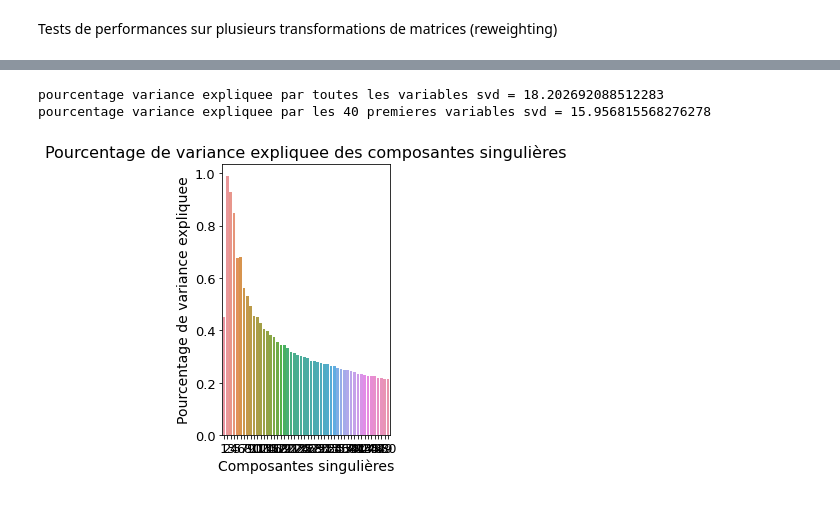
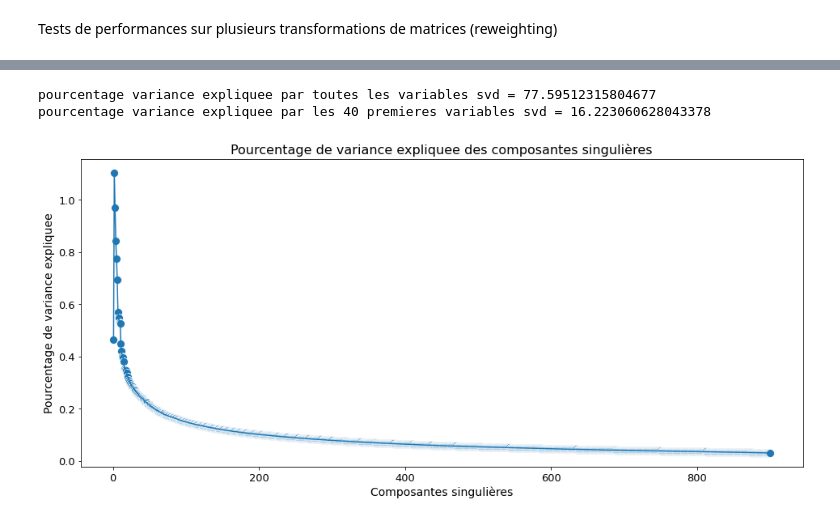
Before and after one commit to lolodino77/classification_texte_articles, a Jupyter notebook: sources/classification/test_transformations_matrice_count.ipynb, the cells around one changed output, grey strips where cells are left out. Saved outputs shown, nothing was run; the diff lists cells and outputs as text; code cells hidden in the pictures.

Commit message:
choice of number of dimensions reduction of svd with graph ok

```diff
--- a/sources/classification/test_transformations_matrice_count.ipynb
+++ b/sources/classification/test_transformations_matrice_count.ipynb
@@ -244,0 +242,13 @@ X_test_tfidf_svd = svd.transform(X_test_tfidf)
+# %%
+#Choix du nombre de dimensions
+for n_components in range(500, 2, -10):
+    svd = TruncatedSVD(n_components, n_iter=7, random_state=42)
+    X_train_tfidf = tfidf_vectorizer.fit_transform(X_train)
+    X_train_tfidf_svd = svd.fit_transform(X_train_tfidf)
+    print("n_components = {} ; explained_variance_ratio_ = {}".format(n_components, sum(svd.explained_variance_ratio_ * 100)))
+
+# n_components = 2502 ; explained_variance_ratio_ = 99.99999999999993
+# n_components = 2002 ; explained_variance_ratio_ = 98.2669861007606
+# n_components = 1502 ; explained_variance_ratio_ = 92.04811236795194
+# n_components = 1002 ; explained_variance_ratio_ = 80.73745832507574
+# n_components = 502 ; explained_variance_ratio_ = 61.0756332516835
@@ -244,0 +286,12 @@ X_test_tfidf_svd = svd.transform(X_test_tfidf)
+# %%
+# Scree plot (graphe d'eboulis) = plot des valeurs singulieres (dans l'ordre decroissant)
+x = np.arange(len(svd.components_)) + 1
+sb.lineplot(x, svd.singular_values_)
+sb.scatterplot(x, svd.singular_values_, s=100)
+plt.xlabel("Composantes singulières", size=14)
+plt.ylabel("Pourcentage de variance expliquee", size=14)
+plt.title("Valeurs singulieres (scree plot)", size=16)
+plt.xticks(fontsize=13)
+plt.yticks(fontsize=13)
+# plt.xticks(np.arange(min(x), max(x)+1, 2.0))
+plt.rcParams["figure.figsize"] = (16, 7)
@@ -245,16 +300,21 @@ X_test_tfidf_svd = svd.transform(X_test_tfidf)
 # %%
-n_dim_chosen = 50
-df_explained_var = pd.DataFrame(list(zip(range(1, n_dim_chosen + 1), svd.explained_variance_ratio_[:n_dim_chosen] * 100)))
-print("pourcentage variance expliquee par toutes les variables svd =", sum(svd.explained_variance_ratio_ * 100))
-print("pourcentage variance expliquee par les 40 premieres variables svd =", sum(svd.explained_variance_ratio_[:40] * 100))
-sb.barplot(data=df_explained_var, x=0, y=1)
+# Pourcentage de variance expliquee des composantes singulières
+n_dim_chosen = 200
+# print("pourcentage variance expliquee =", svd.explained_variance_ratio_ * 100)
+print("pourcentage variance expliquee par toutes les variables svd =", svd.explained_variance_ratio_.sum() * 100)
+print("pourcentage variance expliquee par les 40 premieres variables svd =", svd.explained_variance_ratio_[:40].sum() * 100)
+# sb.barplot(data=df_explained_var, x=0, y=1)
+x = np.arange(len(svd.components_)) + 1
+sb.lineplot(x, svd.explained_variance_ratio_ * 100)
+sb.scatterplot(x, svd.explained_variance_ratio_ * 100, s=100)
 plt.xlabel("Composantes singulières", size=14)
 plt.ylabel("Pourcentage de variance expliquee", size=14)
 plt.title("Pourcentage de variance expliquee des composantes singulières", size=16)
 plt.xticks(fontsize=13)
 plt.yticks(fontsize=13)
-plt.rcParams["figure.figsize"] = (3, 5)
+# plt.xticks(np.arange(min(x), max(x)+1, 2.0))
+plt.rcParams["figure.figsize"] = (16, 7)
 # %% [output]
-pourcentage variance expliquee par toutes les variables svd = 18.202692088512283
-pourcentage variance expliquee par les 40 premieres variables svd = 15.956815568276278
+pourcentage variance expliquee par toutes les variables svd = 77.59512315804677
+pourcentage variance expliquee par les 40 premieres variables svd = 16.223060628043378
-[figure, old version]
+[figure, new version]
```
Also changed, not shown: parts of 31 cells of this notebook, 5 other files.
